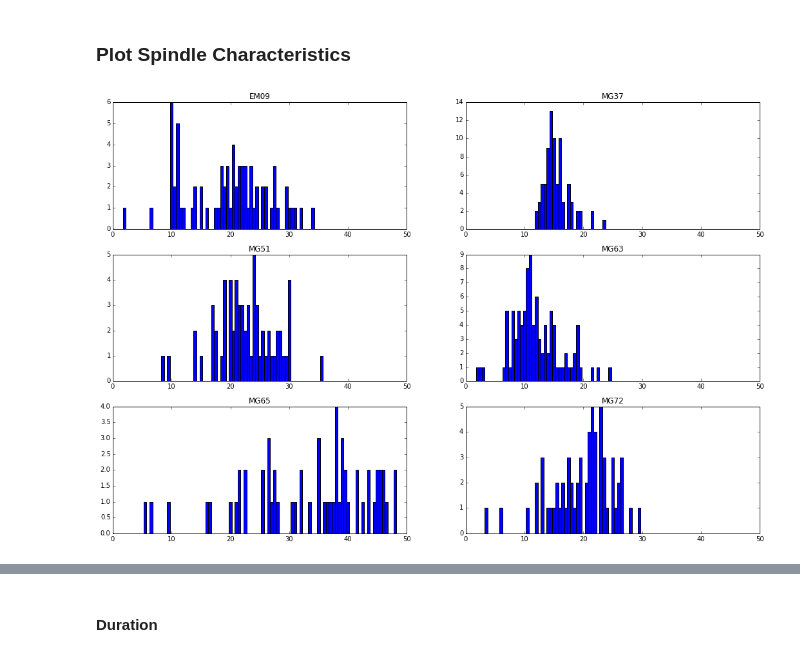
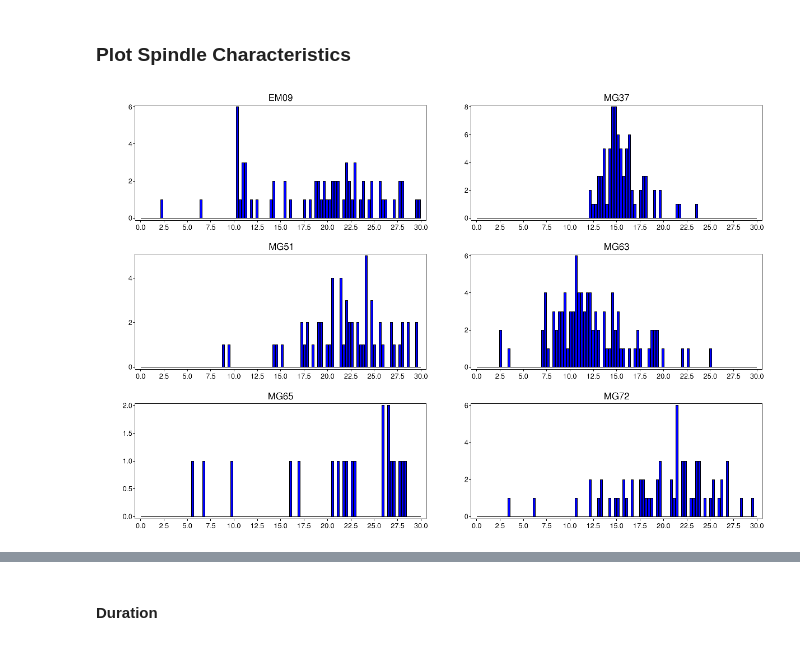
Before and after one commit to gpiantoni/spgr, a Jupyter notebook: main.ipynb, the cells around one changed output, grey strips where cells are left out. Cells and saved outputs as stored; diff of their text form; code cells hidden in the pictures.

```diff
--- a/main.ipynb
+++ b/main.ipynb
@@ -83,10 +67,5 @@ sp = detsp(data)
 from phypno.detect import DetectSpindle
 from spgr.detect_spindles import calc_spindle_values
 
-detection_options = {'method': 'housestyle',
-                     'frequency': (11, 18),
-                     'duration': (0.5, 2),
-                     }
-
-detsp = DetectSpindle(**detection_options)
+detsp = DetectSpindle(method='housestyle', frequency=(11, 18), duration=(0.5, 2))
 # detsp.psd_peak['use'] = False
@@ -95,11 +72,7 @@ all_sp = calc_spindle_values(all_subj[0], detsp=detsp, ref_to_avg=False, lsf=Tru
 # %%
 def calc_spindle(subj):
-    return calc_spindle_values(subj,
-                               detsp=detsp,
-                               ref_to_avg=False,
-                               lsf=True)
+    return calc_spindle_values(subj, detsp=detsp, ref_to_avg=False, lsf=True)
 
-# run analysis in parallel
 with Pool(6) as pool:
-    all_spindles = pool.map(calc_spindle, all_subj)
+    all_info = pool.map(calc_spindle, all_subj)
 # %% [output]
@@ -129,8 +99,9 @@ from spgr.plot_spindles import hist_values, topo_values
 # %%
-from copy import deepcopy
-all_info = deepcopy(all_spindles)
+%gui qt
+from spgr.plot_spindles import hist_values, plot_inline
+from IPython.display import Image
 all_spindles = [x['spindles'] for x in all_info]
 # %%
-hist_values(all_subj, all_info, lambda x: x['mean'], x_lim=(0, 50), nbin=2)
+Image(hist_values(all_subj, all_info, lambda x: x['mean'], x_lim=(0, 30)))
 # %% [output]
-[figure, old version]
+[figure, new version]
```
Also changed, not shown: parts of 14 cells of this notebook, 1 other file.
